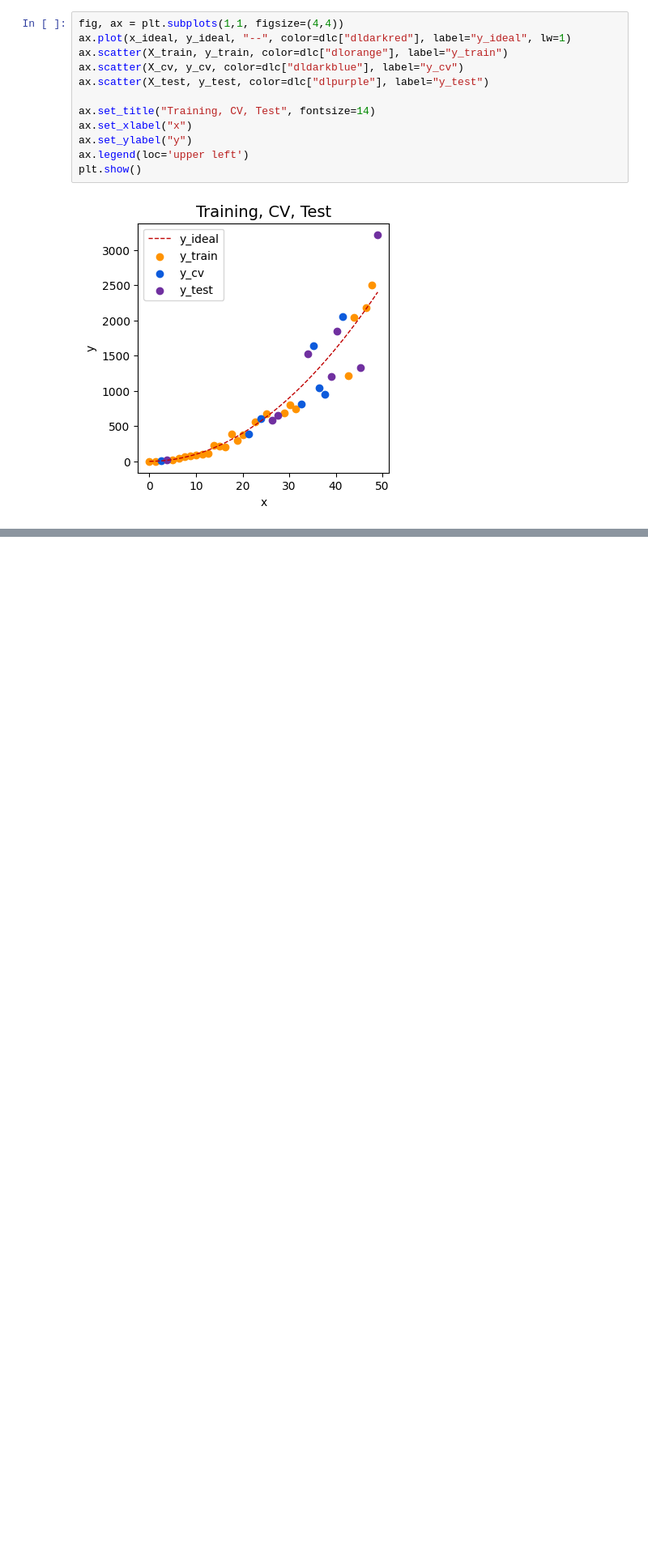
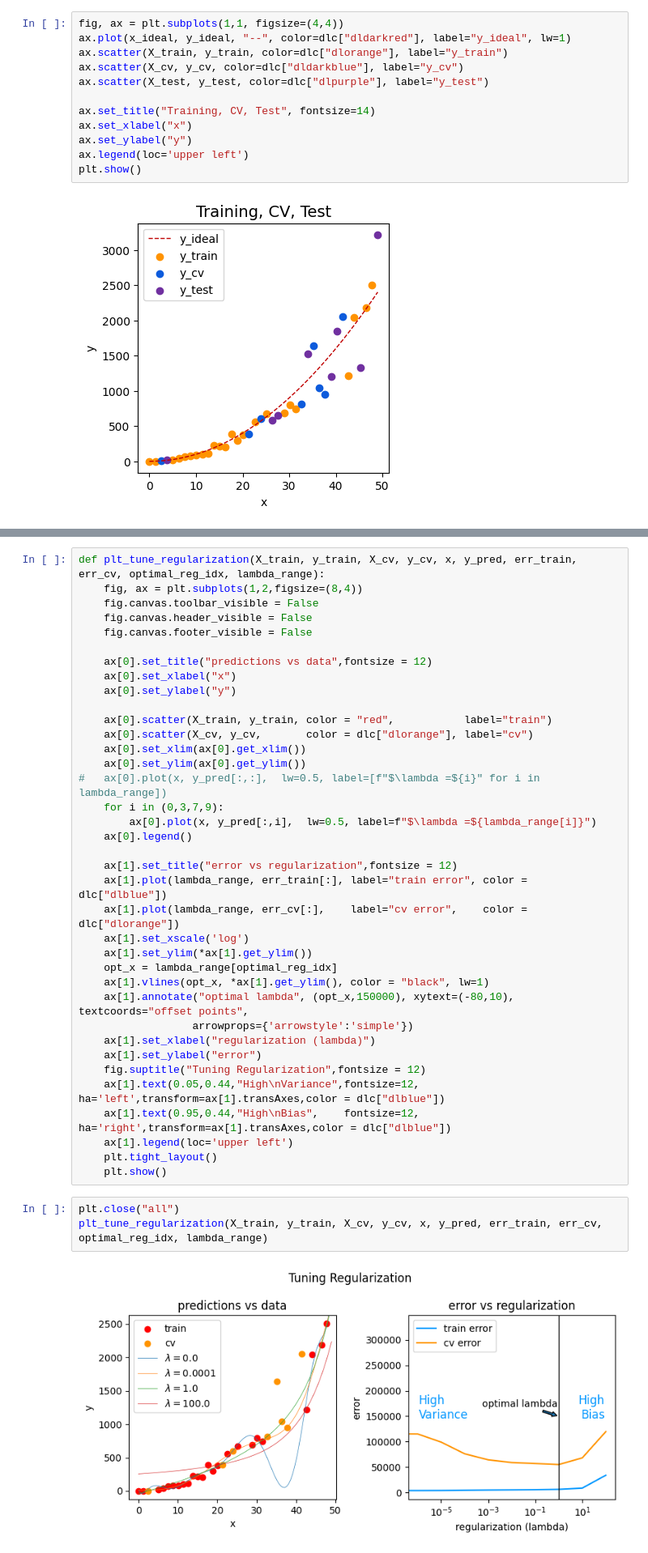
Before and after one commit to CarlosLizamaGarcia/DataScience, a Jupyter notebook: Course2/Advice_for_Applying_Machine_Learning.ipynb, the cells around one changed output, grey strips where cells are left out. Shown: that part at 81% size. Saved outputs shown, nothing was run; the diff lists cells and outputs as text; blank space fills up the shorter version.

```diff
--- a/Course2/Advice_for_Applying_Machine_Learning.ipynb
+++ b/Course2/Advice_for_Applying_Machine_Learning.ipynb
@@ -220,0 +318,42 @@ plt.show()
+# %%
+def plt_tune_regularization(X_train, y_train, X_cv, y_cv, x, y_pred, err_train, err_cv, optimal_reg_idx, lambda_range):
+    fig, ax = plt.subplots(1,2,figsize=(8,4))
+    fig.canvas.toolbar_visible = False
+    fig.canvas.header_visible = False
+    fig.canvas.footer_visible = False
+
+    ax[0].set_title("predictions vs data",fontsize = 12)
+    ax[0].set_xlabel("x")
+    ax[0].set_ylabel("y")
+
+    ax[0].scatter(X_train, y_train, color = "red",           label="train")
+    ax[0].scatter(X_cv, y_cv,       color = dlc["dlorange"], label="cv")
+    ax[0].set_xlim(ax[0].get_xlim())
+    ax[0].set_ylim(ax[0].get_ylim())
+#   ax[0].plot(x, y_pred[:,:],  lw=0.5, label=[f"$\lambda =${i}" for i in lambda_range])
+    for i in (0,3,7,9):
+        ax[0].plot(x, y_pred[:,i],  lw=0.5, label=f"$\lambda =${lambda_range[i]}")
+    ax[0].legend()
+
+    ax[1].set_title("error vs regularization",fontsize = 12)
+    ax[1].plot(lambda_range, err_train[:], label="train error", color = dlc["dlblue"])
+    ax[1].plot(lambda_range, err_cv[:],    label="cv error",    color = dlc["dlorange"])
+    ax[1].set_xscale('log')
+    ax[1].set_ylim(*ax[1].get_ylim())
+    opt_x = lambda_range[optimal_reg_idx]
+    ax[1].vlines(opt_x, *ax[1].get_ylim(), color = "black", lw=1)
+    ax[1].annotate("optimal lambda", (opt_x,150000), xytext=(-80,10), textcoords="offset points",
+                  arrowprops={'arrowstyle':'simple'})
+    ax[1].set_xlabel("regularization (lambda)")
+    ax[1].set_ylabel("error")
+    fig.suptitle("Tuning Regularization",fontsize = 12)
+    ax[1].text(0.05,0.44,"High\nVariance",fontsize=12, ha='left',transform=ax[1].transAxes,color = dlc["dlblue"])
+    ax[1].text(0.95,0.44,"High\nBias",    fontsize=12, ha='right',transform=ax[1].transAxes,color = dlc["dlblue"])
+    ax[1].legend(loc='upper left')
+    plt.tight_layout()
+    plt.show()
+# %%
+plt.close("all")
+plt_tune_regularization(X_train, y_train, X_cv, y_cv, x, y_pred, err_train, err_cv, optimal_reg_idx, lambda_range)
+# %% [output]
+[figure, added]
```
Also changed, not shown: parts of 12 cells of this notebook.
